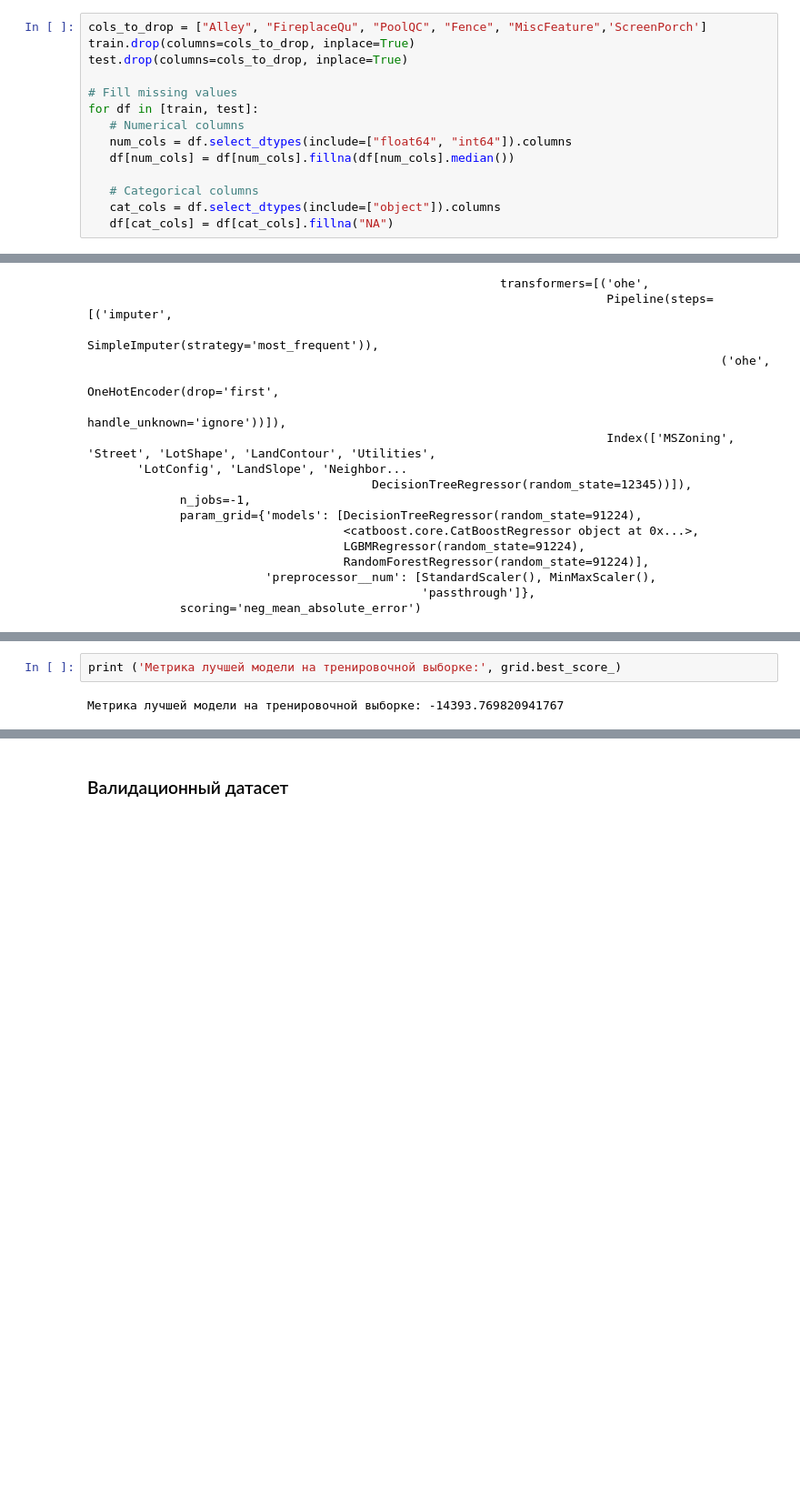
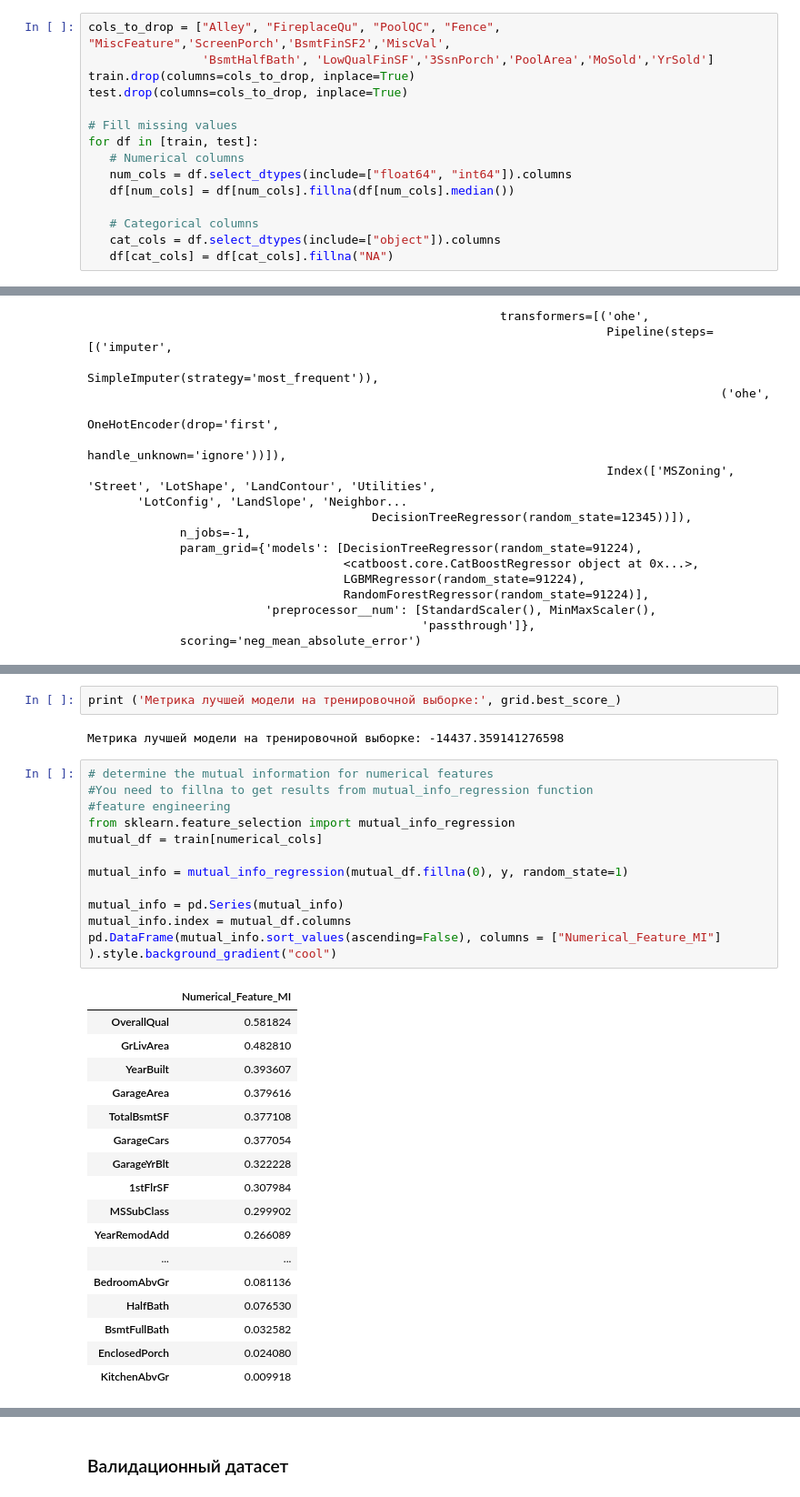
Before and after one commit to OlgaShishikina/kaggle, a Jupyter notebook: Housing Prices Competition for Kaggle Learn Users/KaggleCatBoost.ipynb, the cells around one changed output, grey strips where cells are left out. Shown at 91% size. Saved outputs shown, nothing was run; the diff lists cells and outputs as text; blank space fills up the shorter version.

```diff
--- a/Housing Prices Competition for Kaggle Learn Users/KaggleCatBoost.ipynb
+++ b/Housing Prices Competition for Kaggle Learn Users/KaggleCatBoost.ipynb
@@ -719,7 +719,8 @@ test.drop(columns=['Id'], inplace=True)
 categorical_cols = X.select_dtypes(include=['object']).columns
 numerical_cols = X.select_dtypes(include=['float64', 'int64']).columns
 # %%
-cols_to_drop = ["Alley", "FireplaceQu", "PoolQC", "Fence", "MiscFeature",'ScreenPorch']
+cols_to_drop = ["Alley", "FireplaceQu", "PoolQC", "Fence", "MiscFeature",'ScreenPorch','BsmtFinSF2','MiscVal',
+                'BsmtHalfBath', 'LowQualFinSF','3SsnPorch','PoolArea','MoSold','YrSold']
 train.drop(columns=cols_to_drop, inplace=True)
 test.drop(columns=cols_to_drop, inplace=True)
 
@@ -902,4 +906,34 @@ print('Лучшая модель и её параметры:\n\n', grid.best_est
 # %%
 print ('Метрика лучшей модели на тренировочной выборке:', grid.best_score_)
 # %% [output]
-Метрика лучшей модели на тренировочной выборке: -14393.769820941767
+Метрика лучшей модели на тренировочной выборке: -14437.359141276598
+# %%
+# determine the mutual information for numerical features
+#You need to fillna to get results from mutual_info_regression function
+#feature engineering
+from sklearn.feature_selection import mutual_info_regression
+mutual_df = train[numerical_cols]
+
+mutual_info = mutual_info_regression(mutual_df.fillna(0), y, random_state=1)
+
+mutual_info = pd.Series(mutual_info)
+mutual_info.index = mutual_df.columns
+pd.DataFrame(mutual_info.sort_values(ascending=False), columns = ["Numerical_Feature_MI"] ).style.background_gradient("cool")
+# %% [output]
+|  | Numerical_Feature_MI |
+| OverallQual | 0.581824 |
+| GrLivArea | 0.482810 |
+| YearBuilt | 0.393607 |
+| GarageArea | 0.379616 |
+| TotalBsmtSF | 0.377108 |
+| GarageCars | 0.377054 |
+| GarageYrBlt | 0.322228 |
+| 1stFlrSF | 0.307984 |
+| MSSubClass | 0.299902 |
+| YearRemodAdd | 0.266089 |
+| ... | ... |
+| BedroomAbvGr | 0.081136 |
+| HalfBath | 0.076530 |
+| BsmtFullBath | 0.032582 |
+| EnclosedPorch | 0.024080 |
+| KitchenAbvGr | 0.009918 |
```
Also changed, not shown: parts of 7 cells of this notebook.
